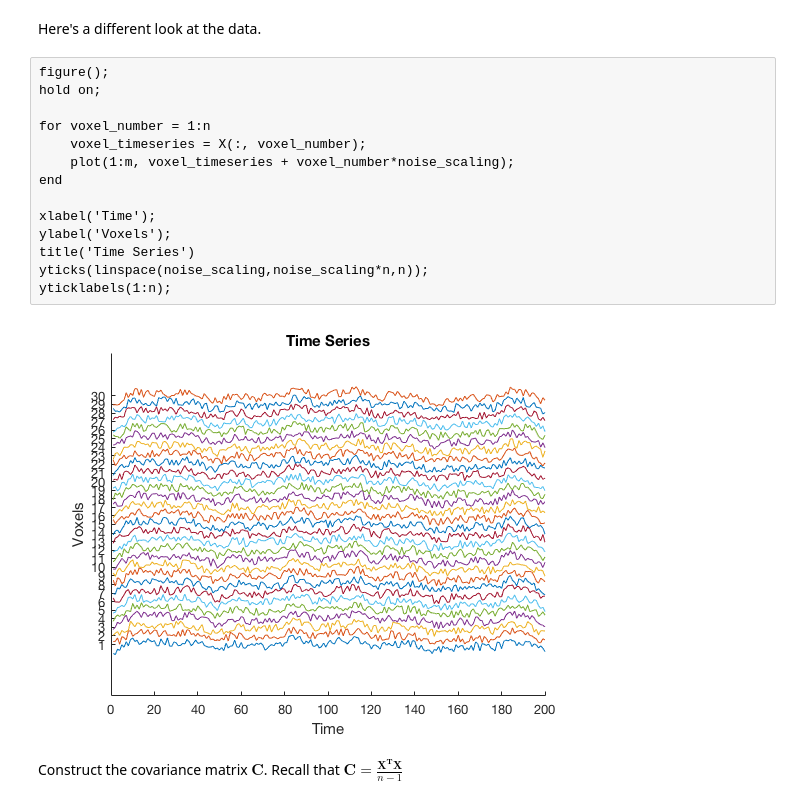
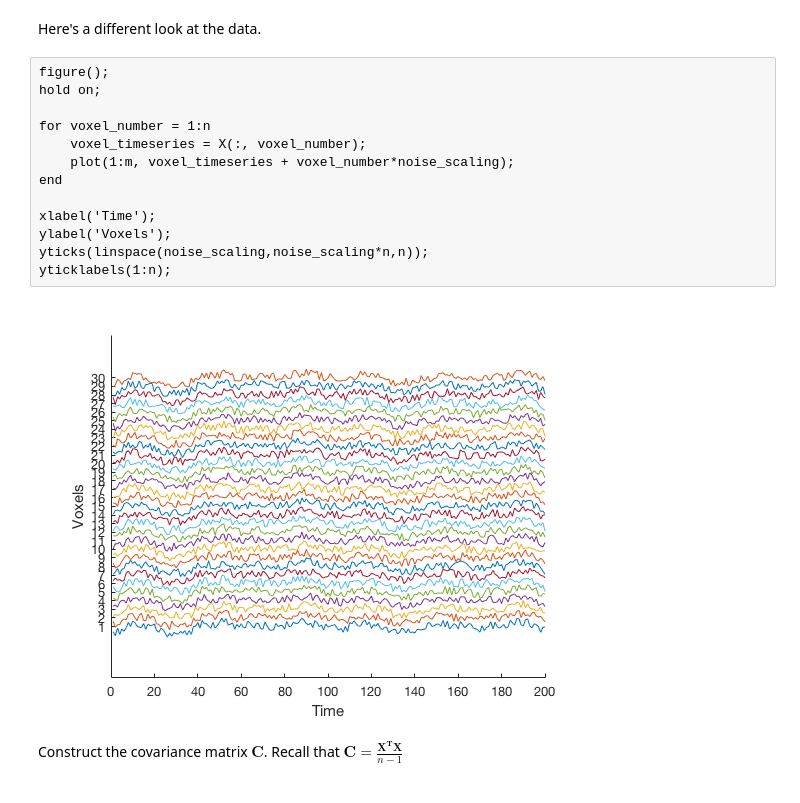
Before and after one commit to eshedmargalit/cn_preschool, a Jupyter notebook: cbb_fascicles/m3_PCA/notebooks/PCA_SVD.ipynb, the cells around one changed output. Cells and saved outputs as stored; diff of their text form.

```diff
--- a/cbb_fascicles/m3_PCA/notebooks/PCA_SVD.ipynb
+++ b/cbb_fascicles/m3_PCA/notebooks/PCA_SVD.ipynb
@@ -91,19 +194,18 @@ Here's a different look at the data.
 # %%
 figure();
 hold on;
 
 for voxel_number = 1:n
     voxel_timeseries = X(:, voxel_number);
     plot(1:m, voxel_timeseries + voxel_number*noise_scaling);
 end
 
 xlabel('Time');
 ylabel('Voxels');
-title('Time Series')
 yticks(linspace(noise_scaling,noise_scaling*n,n));
 yticklabels(1:n);
 # %% [output]
-[figure, old version]
+[figure, new version]
 # %% [markdown]
 Construct the covariance matrix $\mathbf{C}$. Recall that $\mathbf{C} = \frac{\mathbf{X^TX}}{n-1}$
 # %%
```
Also changed, not shown: parts of 19 cells of this notebook, 1 other file.
